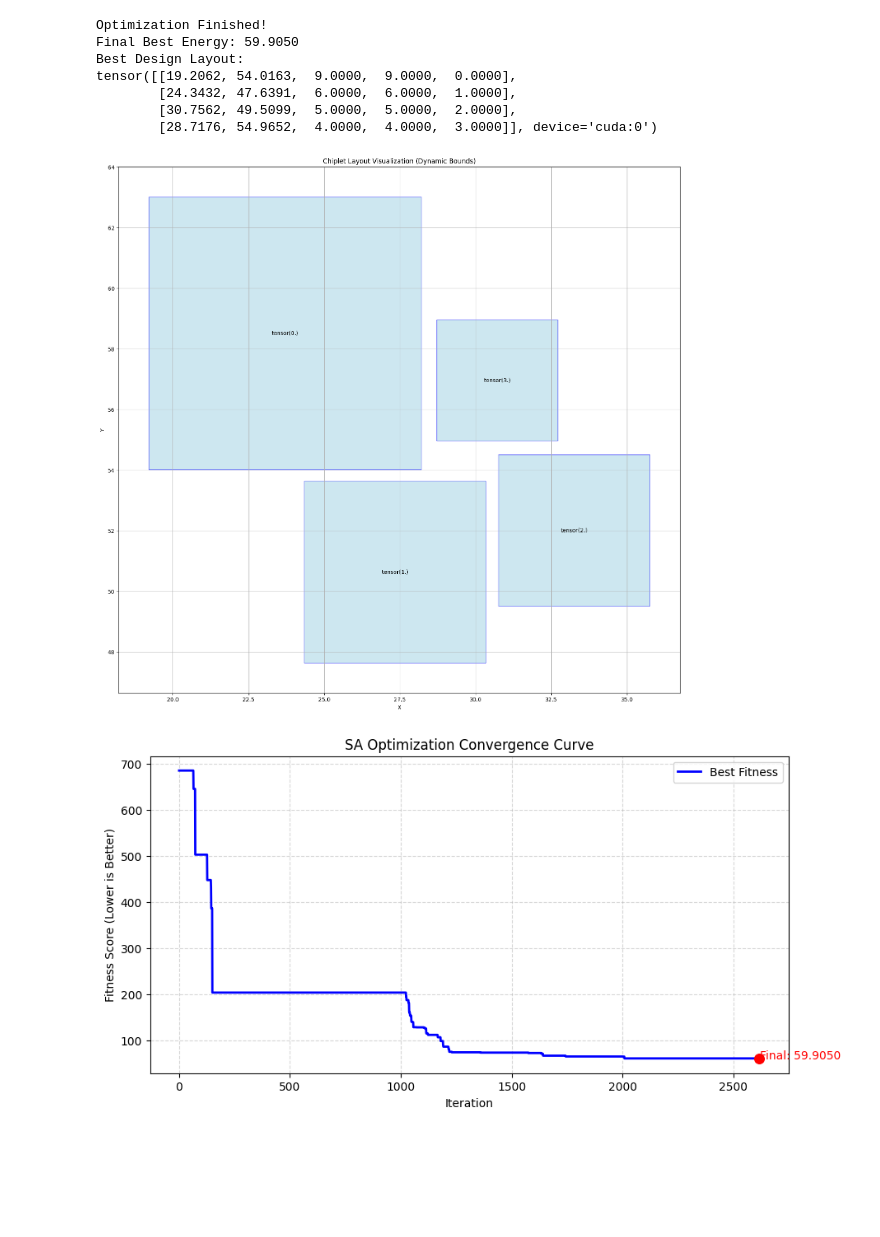
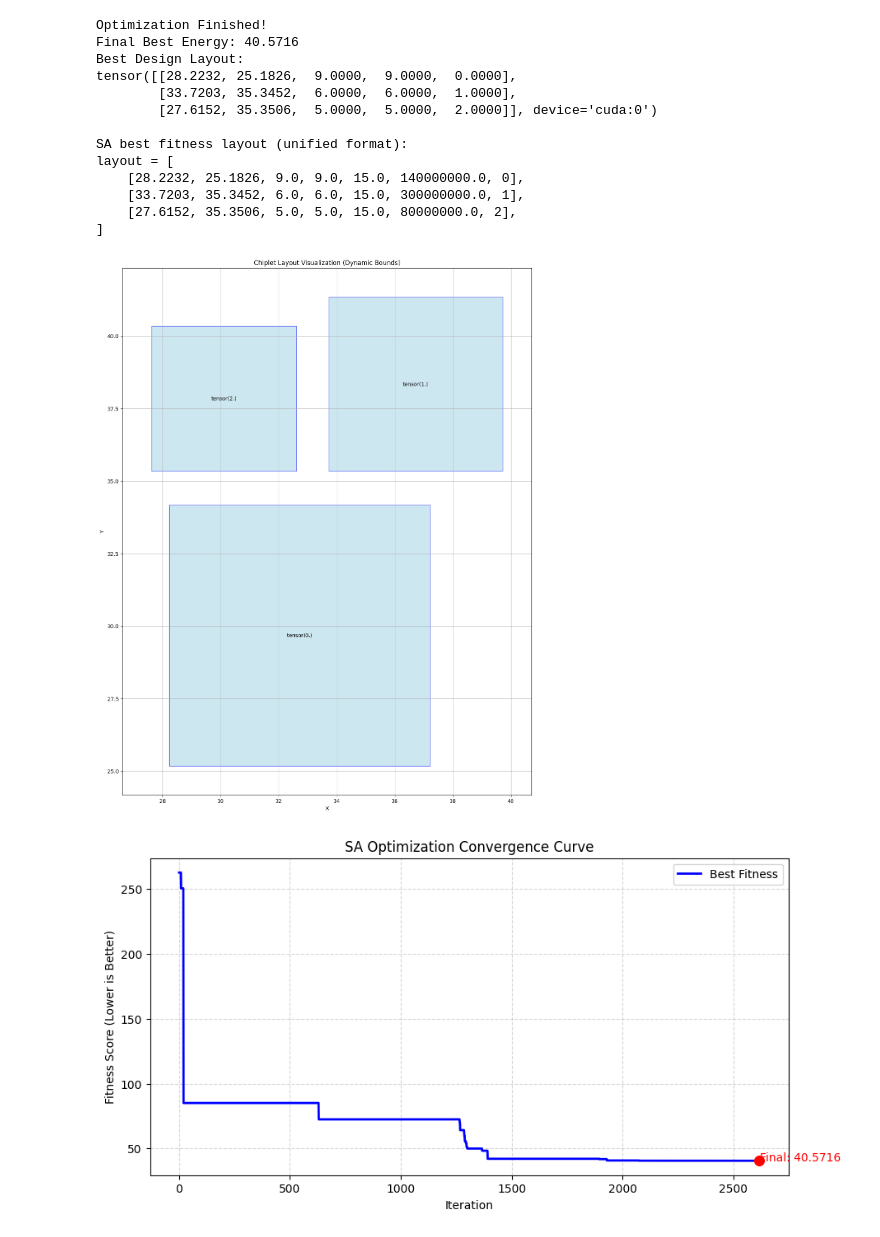
Before and after one commit to Claude216/CTAD2, a Jupyter notebook: stage2_1/SA02.ipynb, the cells around one changed output. Cells and saved outputs as stored; diff of their text form; code cells hidden in the pictures; blank space fills up the shorter version.

```diff
--- a/stage2_1/SA02.ipynb
+++ b/stage2_1/SA02.ipynb
@@ -579,7 +579,7 @@ raw_input = [
     [9, 9, 15, 140000000],
     [6, 6, 15, 300000000],
     [5, 5, 15, 80000000],
-    [4, 4, 15, 120000000]
+    #[4, 4, 15, 120000000]
 ]
 
 # 2. 构建 chiplets 字典
@@ -599,15 +599,15 @@ connectivity = [
     [(0, 1), 1],
     [(1, 2), 1],
     [(0, 2), 1],
-    [(0, 3), 1],
-    [(1, 3), 1],
-    [(2, 3), 1]
+    #[(0, 3), 1],
+    #[(1, 3), 1],
+    #[(2, 3), 1]
 ]
 
 # 4. 运行 SA 优化器
 # 说明：这里保留 SA 的温控超参数，不改变“初始候选数量”相关设置
 # 4. 在迭代运行前统一控制芯片间最小间距（后续只需修改这一处）
-min_chip_spacing = 0.2
+min_chip_spacing = 1.0
 
 best_design, history = simulated_annealing_optimizer(
     chiplets=chiplets,
@@ -726,9 +726,15 @@ Initial Energy: 684.6938
 Optimization Finished!
-Final Best Energy: 59.9050
+Final Best Energy: 40.5716
 Best Design Layout:
-tensor([[19.2062, 54.0163,  9.0000,  9.0000,  0.0000],
-        [24.3432, 47.6391,  6.0000,  6.0000,  1.0000],
-        [30.7562, 49.5099,  5.0000,  5.0000,  2.0000],
-        [28.7176, 54.9652,  4.0000,  4.0000,  3.0000]], device='cuda:0')
+tensor([[28.2232, 25.1826,  9.0000,  9.0000,  0.0000],
+        [33.7203, 35.3452,  6.0000,  6.0000,  1.0000],
+        [27.6152, 35.3506,  5.0000,  5.0000,  2.0000]], device='cuda:0')
+
+SA best fitness layout (unified format):
+layout = [
+    [28.2232, 25.1826, 9.0, 9.0, 15.0, 140000000.0, 0],
+    [33.7203, 35.3452, 6.0, 6.0, 15.0, 300000000.0, 1],
+    [27.6152, 35.3506, 5.0, 5.0, 15.0, 80000000.0, 2],
+]
-[figure, old version]
+[figure, new version]
-[figure, old version]
+[figure, new version]
```
Also changed, not shown: parts of 1 cell of this notebook, 3 other files.
